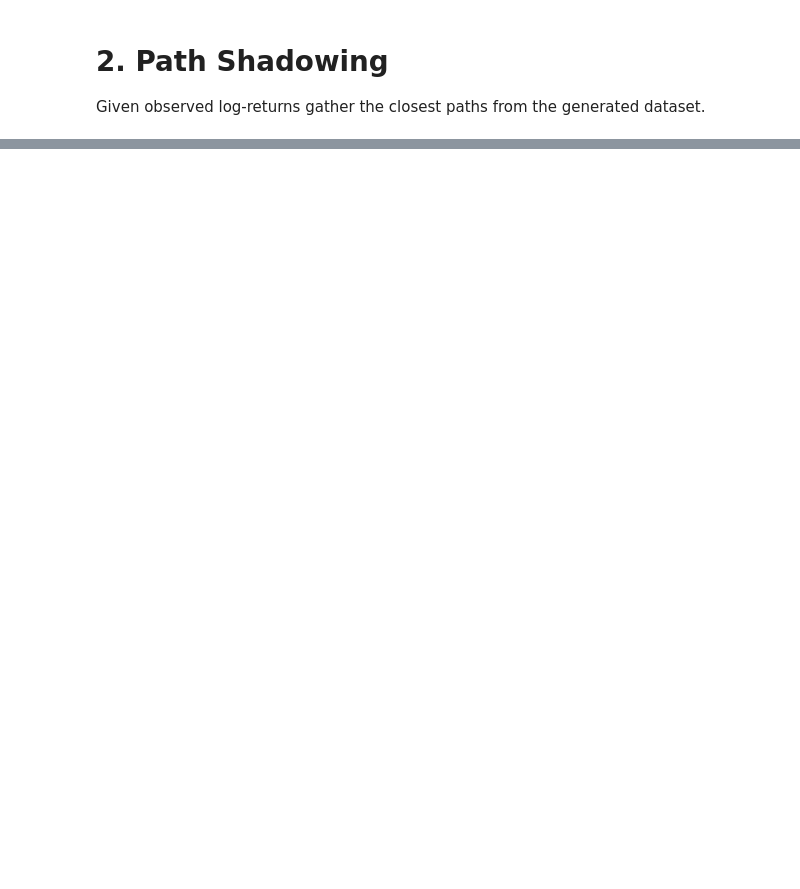
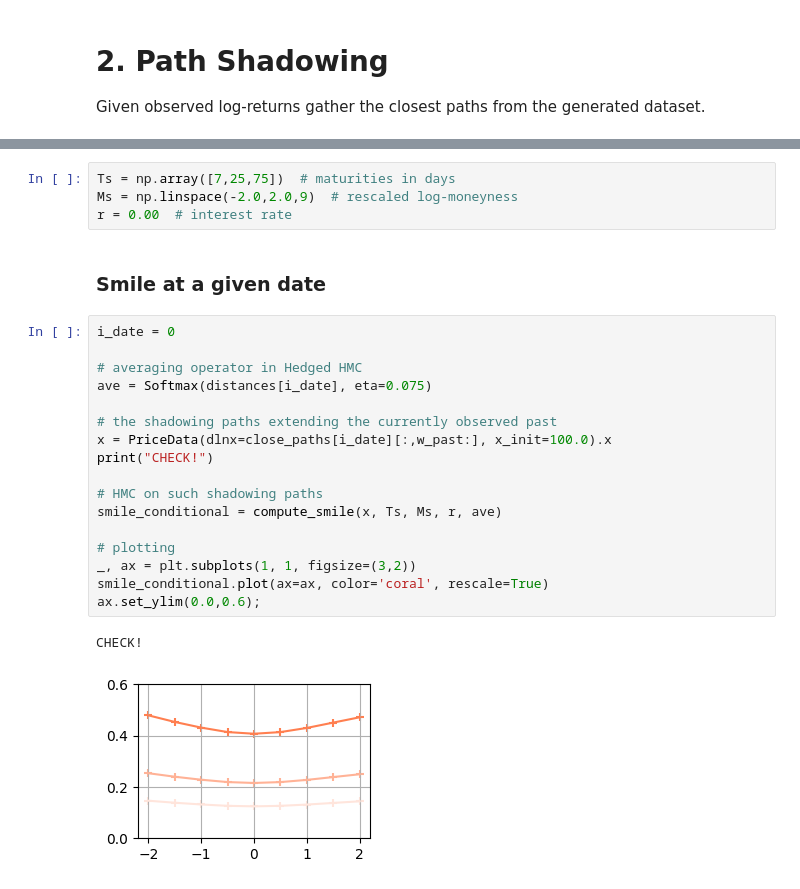
Before and after one commit to RudyMorel/shadowing, a Jupyter notebook: tutorial.ipynb, the cells around one changed output, grey strips where cells are left out. Saved outputs shown, nothing was run; the diff lists cells and outputs as text; blank space fills up the shorter version.

```diff
--- a/tutorial.ipynb
+++ b/tutorial.ipynb
@@ -121,0 +127,26 @@ for i, ax in enumerate(axes[:,2]):
+# %%
+Ts = np.array([7,25,75])  # maturities in days
+Ms = np.linspace(-2.0,2.0,9)  # rescaled log-moneyness
+r = 0.00  # interest rate
+# %% [markdown]
+### Smile at a given date
+# %%
+i_date = 0
+
+# averaging operator in Hedged HMC
+ave = Softmax(distances[i_date], eta=0.075)
+
+# the shadowing paths extending the currently observed past
+x = PriceData(dlnx=close_paths[i_date][:,w_past:], x_init=100.0).x
+print("CHECK!")
+
+# HMC on such shadowing paths
+smile_conditional = compute_smile(x, Ts, Ms, r, ave)
+
+# plotting
+_, ax = plt.subplots(1, 1, figsize=(3,2))
+smile_conditional.plot(ax=ax, color='coral', rescale=True)
+ax.set_ylim(0.0,0.6);
+# %% [output]
+CHECK!
+[figure, added]
```
Also changed, not shown: parts of 9 cells of this notebook, 6 other files.
